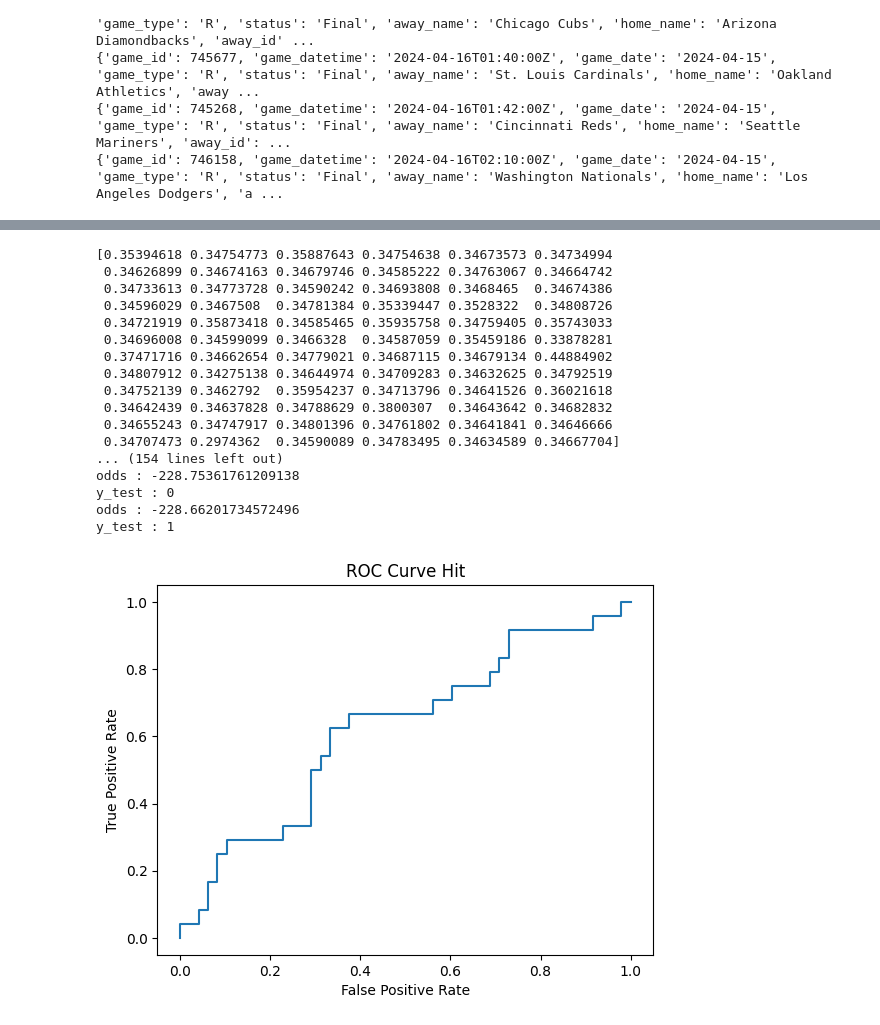
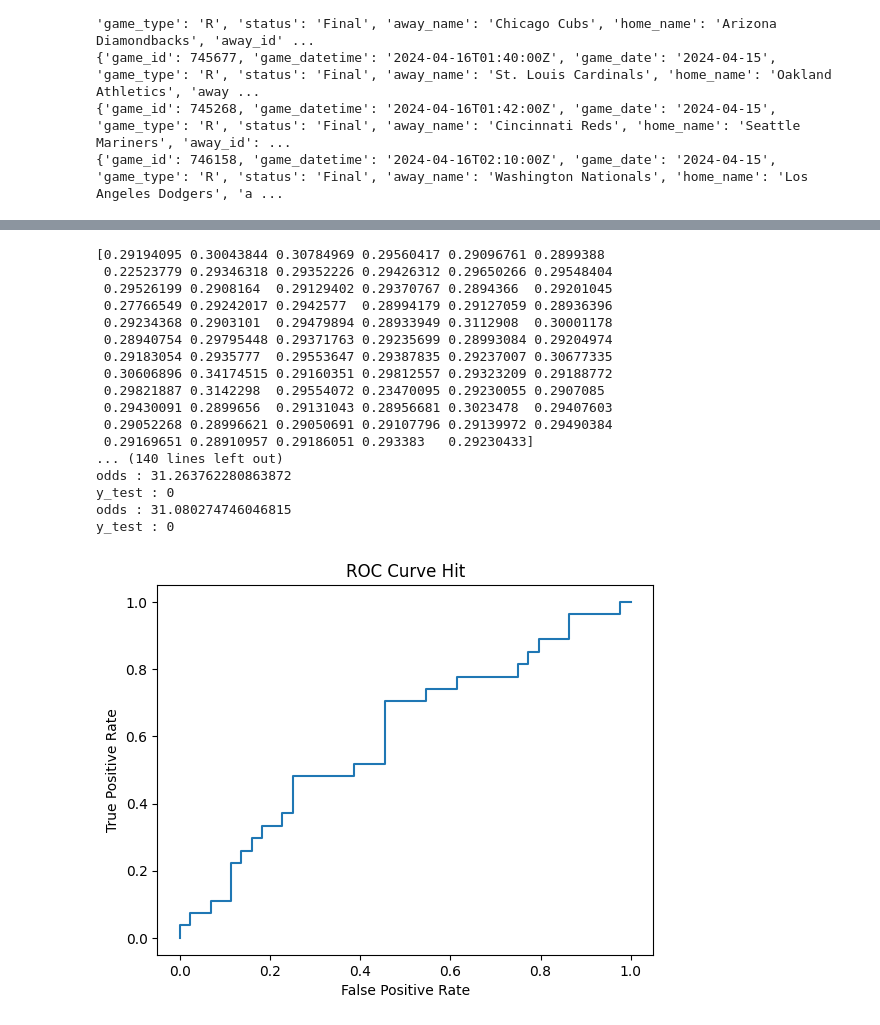
Before and after one commit to danzeeeman/DIGITAL-CURRENTS-TRAINING-A-LARGE-LANGUAGE-MODEL, a Jupyter notebook: notebooks/4_Generating_Phi-2.ipynb, the cells around one changed output, grey strips where cells are left out. Drawn from its saved outputs; the diff is of its cells as text; code cells hidden in the pictures.

```diff
--- a/notebooks/4_Generating_Phi-2.ipynb
+++ b/notebooks/4_Generating_Phi-2.ipynb
@@ -350,10 +355,10 @@ def generate_samples(inning, game, team_name, pitcher, pitcher_name, batter, bat
 # %%
 obp_data= []
 output_data = {}
-num_returns = 15
+num_returns = 25
 output_pick = {}
-top_k = 80
-top_p = 1.0
+top_k = 90
+top_p = 0.99
 temperature = 1.0
 for game in games:
     output_pick[game] = {
@@ -379,7 +384,7 @@ for game in games:
         }
 
         output_pick[game][games[game]["away_name"]][player], output_data = (generate_samples('top', game, games[game]["away_name"], games[game]["home_starting"], home_starter, player, player_name, top_k, top_p, temperature, num_returns, probs_for_graph, output_data))
-        print(output_data[game][player])
+        print(json.dumps(output_data[game][player],indent=4, sort_keys=False))
         if player in got_hit:
             print("got hit")
 
@@ -397,7 +402,7 @@ for game in games:
         }
 
         output_pick[game][games[game]["home_name"]][player], output_data = generate_samples('bot', game, games[game]["home_name"], games[game]["away_starting"], away_starting, player, player_name, top_k, top_p, temperature, num_returns, probs_for_graph, output_data)
-        print(output_data[game][player])
+        print(json.dumps(output_data[game][player], indent=4, sort_keys=False))
         if player in got_hit:
             print("got hit")
 
@@ -551,10 +648,13 @@ for game in output_data:
     for player in output_data[game]:
         if f"{player}" in hit_odds:
             if int(player) in got_hit:
-                print("got hit")
                 hits.append(1)
+                print(f"got hit: {player}")
+                print(output_data[game][player]['odds_moneyline']['hit_3'])
             else:
                 hits.append(0)
+                print(f"no hit: {player}")
+                print(output_data[game][player]['odds_moneyline']['hit_3'])
 
             odds.append([output_data[game][player]['odds_moneyline']['hit_3'], output_data[game][player]['odds_moneyline']['hit_4']] )
 
@@ -578,8 +678,6 @@ for game in output_data:
                 or 0 > output_data[game][player]['odds_moneyline']['triple_4']
                 or 0 > output_data[game][player]['odds_moneyline']['home_run_3']
                 or 0 > output_data[game][player]['odds_moneyline']['home_run_4']):
-                if (hit_odds[f"{player}"] > output_data[game][player]['odds_moneyline']['hit_3']
-                and hit_odds[f"{player}"] > output_data[game][player]['odds_moneyline']['hit_4']):
                     if int(player) in got_hit:
                         zero_alb_hits.append(1)
                     else:
@@ -655,5 +753,5 @@ y_test : 1
 # %%
-X_train, X_test, y_train, y_test = train_test_split(alba_odds, alba_hits, test_size=0.3, random_state=1)
+X_train, X_test, y_train, y_test = train_test_split(alba_odds, alba_hits, test_size=0.3)
 log_regression = LogisticRegression()
 log_regression.fit(X_train, y_train)
 
@@ -668,9 +766,9 @@ for proba in y_pred_proba:
 # print(y_pred_odds)
 # print(y_test)
 
-for i in range(len(X_test)):
-    print(f"odds : {X_test[i]}")
-    print(f"y_test : {y_test[i]}")
+# for i in range(len(X_test)):
+#     print(f"odds : {X_test[i]}")
+#     print(f"y_test : {y_test[i]}")
 
 fpr, tpr, _ = metrics.roc_curve(y_test, y_pred_proba)
 
@@ -702,48 +783,47 @@ y_test : 0
 # %%
 X_train, X_test, y_train, y_test = train_test_split(odds, hits, test_size=0.3, random_state=1)
 log_regression = LogisticRegression()
 log_regression.fit(X_train, y_train)
 
 y_pred_proba = log_regression.predict_proba(X_test)[:, 1]
-print(y_pred_proba)
+# print(y_pred_proba)
 
 y_pred_odds = []
 for proba in y_pred_proba:
-    y_pred_odds.append(calculate_american_odds(calculate_dec_odds(proba, 4)))
+    y_pred_odds.append(calculate_american_odds(calculate_dec_odds(proba, 3)))
 
 print(y_pred_proba)
 print(y_pred_odds)
 print(y_test)
 
 for i in range(len(y_pred_odds)):
-    if y_pred_odds[i] < 10:
-        print(f"odds : {y_pred_odds[i]}")
-        print(f"y_test : {y_test[i]}")
+    print(f"odds : {y_pred_odds[i]}")
+    print(f"y_test : {y_test[i]}")
 
-fpr, tpr, _ = metrics.roc_curve(y_test, y_pred_proba)
+fpr, tpr, _ = metrics.roc_curve(y_test, y_pred_odds)
 
 # Create the ROC curve
 plt.plot(fpr, tpr)
 plt.ylabel('True Positive Rate')
 plt.xlabel('False Positive Rate')
 plt.title('ROC Curve Hit')
 plt.show()
 # %% [output]
-[0.35394618 0.34754773 0.35887643 0.34754638 0.34673573 0.34734994
- 0.34626899 0.34674163 0.34679746 0.34585222 0.34763067 0.34664742
- 0.34733613 0.34773728 0.34590242 0.34693808 0.3468465  0.34674386
- 0.34596029 0.3467508  0.34781384 0.35339447 0.3528322  0.34808726
- 0.34721919 0.35873418 0.34585465 0.35935758 0.34759405 0.35743033
- 0.34696008 0.34599099 0.3466328  0.34587059 0.35459186 0.33878281
- 0.37471716 0.34662654 0.34779021 0.34687115 0.34679134 0.44884902
- 0.34807912 0.34275138 0.34644974 0.34709283 0.34632625 0.34792519
- 0.34752139 0.3462792  0.35954237 0.34713796 0.34641526 0.36021618
- 0.34642439 0.34637828 0.34788629 0.3800307  0.34643642 0.34682832
- 0.34655243 0.34747917 0.34801396 0.34761802 0.34641841 0.34646666
- 0.34707473 0.2974362  0.34590089 0.34783495 0.34634589 0.34667704]
-... (154 lines left out)
-odds : -228.75361761209138
+[0.29194095 0.30043844 0.30784969 0.29560417 0.29096761 0.2899388
+ 0.22523779 0.29346318 0.29352226 0.29426312 0.29650266 0.29548404
+ 0.29526199 0.2908164  0.29129402 0.29370767 0.2894366  0.29201045
+ 0.27766549 0.29242017 0.2942577  0.28994179 0.29127059 0.28936396
+ 0.29234368 0.2903101  0.29479894 0.28933949 0.3112908  0.30001178
+ 0.28940754 0.29795448 0.29371763 0.29235699 0.28993084 0.29204974
+ 0.29183054 0.2935777  0.29553647 0.29387835 0.29237007 0.30677335
+ 0.30606896 0.34174515 0.29160351 0.29812557 0.29323209 0.29188772
+ 0.29821887 0.3142298  0.29554072 0.23470095 0.29230055 0.2907085
+ 0.29430091 0.2899656  0.29131043 0.28956681 0.3023478  0.29407603
+ 0.29052268 0.28996621 0.29050691 0.29107796 0.29139972 0.29490384
+ 0.29169651 0.28910957 0.29186051 0.293383   0.29230433]
+... (140 lines left out)
+odds : 31.263762280863872
 y_test : 0
-odds : -228.66201734572496
-y_test : 1
+odds : 31.080274746046815
+y_test : 0
-[figure, old version]
+[figure, new version]
```
Also changed, not shown: parts of 7 cells of this notebook, 1 other file.
